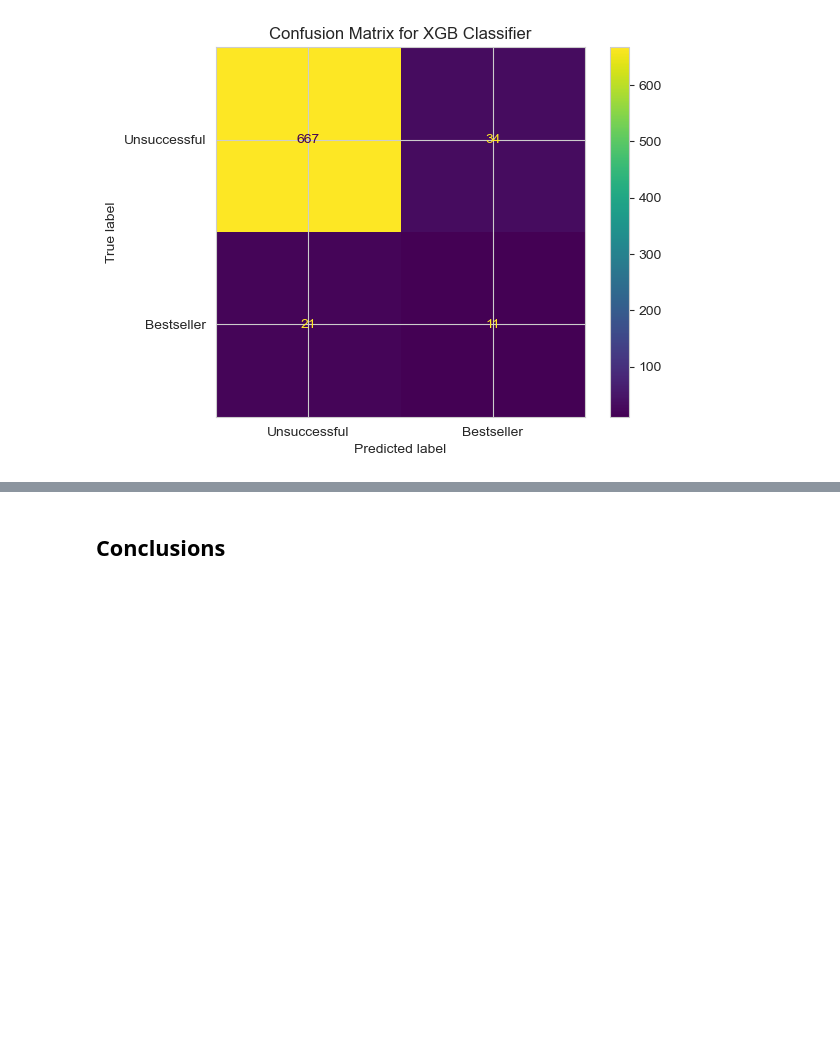
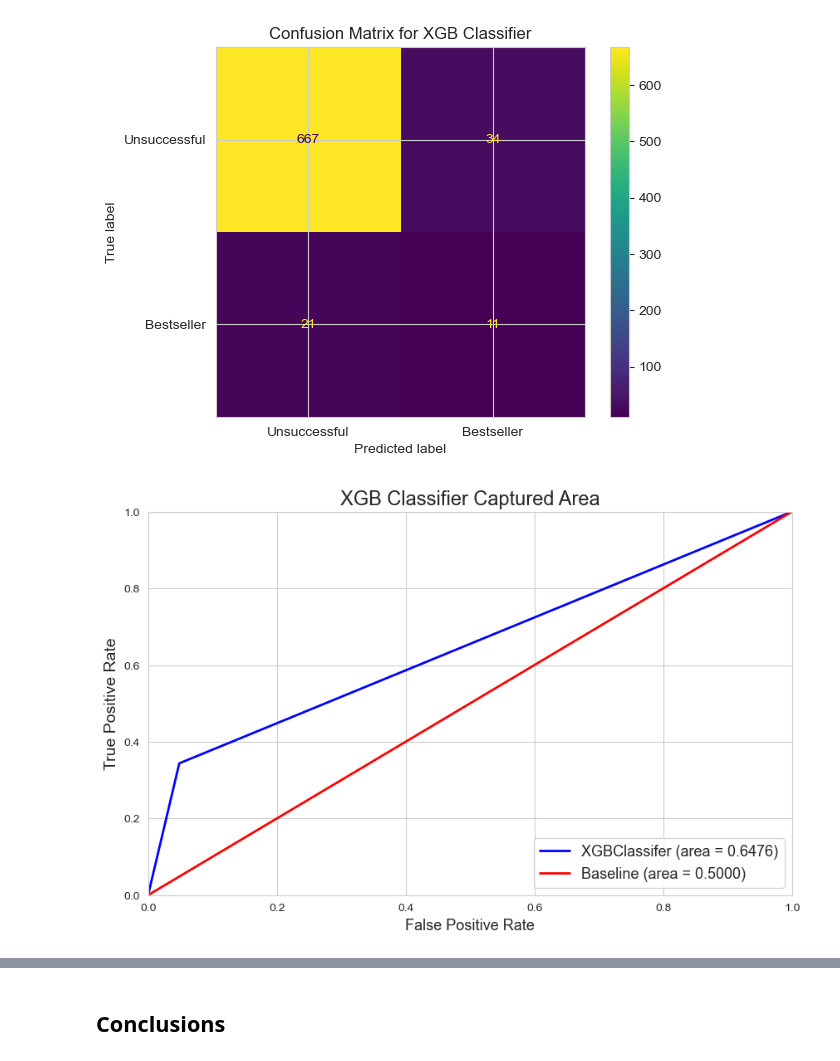
Before and after one commit to Booookkkkkssss/books_main, a Jupyter notebook: Final_Notebook.ipynb, the cells around one changed output, grey strips where cells are left out. Cells and saved outputs as stored; diff of their text form; code cells hidden in the pictures; blank space fills up the shorter version.

```diff
--- a/Final_Notebook.ipynb
+++ b/Final_Notebook.ipynb
@@ -303,6 +309,10 @@ X_train_scaled.head()
 y_pred = m.XGBclf(X_train_scaled, X_test_scaled, y_train, y_test)
 # %% [output]
 [figure]
+# %%
+m.roc(y_test, y_pred)
+# %% [output]
+[figure, added]
 # %% [markdown]
 <div class="alert alert-block alert-success">
 <b>Takeaways</b>
```
Also changed, not shown: parts of 11 cells of this notebook, 1 other file.
